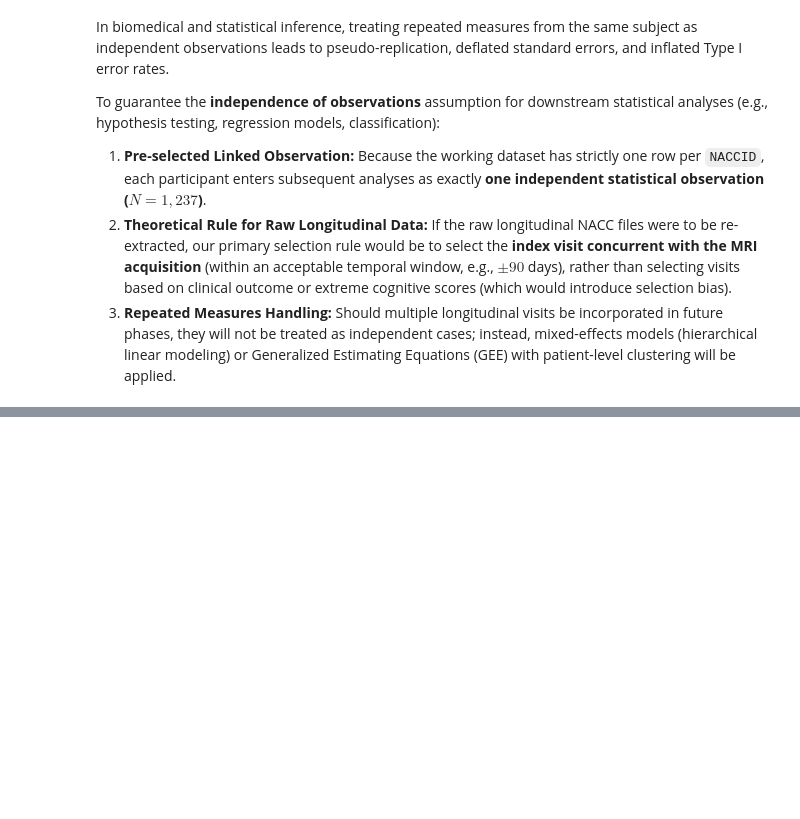
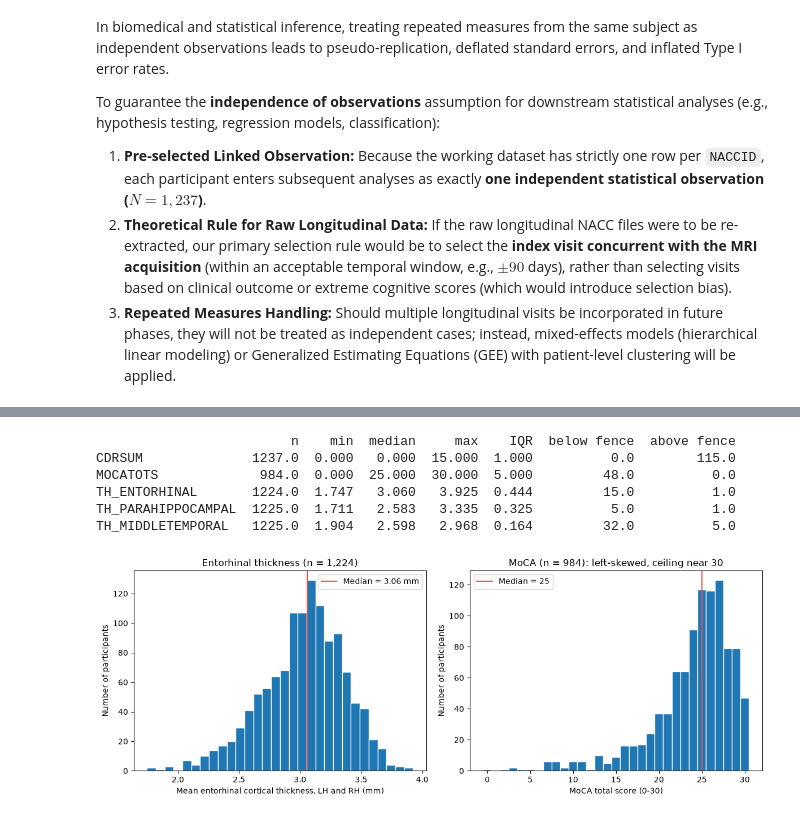
Before and after one commit to parniaaa2006/nacc-project, a Jupyter notebook: notebooks/uds_exploration.ipynb, the cells around one changed output, grey strips where cells are left out. Cells and saved outputs as stored; diff of their text form; code cells hidden in the pictures; blank space fills up the shorter version.

```diff
--- a/notebooks/uds_exploration.ipynb
+++ b/notebooks/uds_exploration.ipynb
@@ -1064,0 +1632,29 @@ A one-to-one inner join on `NACCID` therefore produced a final linked sample of
+# %%
+def tukey(s):
+    s = s.dropna(); q1, q3 = s.quantile([0.25, 0.75]); iqr = q3 - q1
+    lo, hi = q1 - 1.5 * iqr, q3 + 1.5 * iqr
+    return {"n": len(s), "min": s.min(), "median": s.median(), "max": s.max(), "IQR": iqr,
+            "below fence": int((s < lo).sum()), "above fence": int((s > hi).sum())}
+print(pd.DataFrame({v: tukey(df[v]) for v in ["CDRSUM", "MOCATOTS", "TH_ENTORHINAL", "TH_PARAHIPPOCAMPAL", "TH_MIDDLETEMPORAL"]}).T.round(3).to_string())
+
+# ---- Figure 6: distribution of one quantitative MRI variable and one cognitive score ----
+fig, axes = plt.subplots(1, 2, figsize=(12, 4.5))
+s = df["TH_ENTORHINAL"].dropna()
+axes[0].hist(s, bins=30, color=BLUE, edgecolor="white")
+axes[0].axvline(s.median(), color=ORANGE, label=f"Median = {s.median():.2f} mm"); axes[0].legend()
+axes[0].set_xlabel("Mean entorhinal cortical thickness, LH and RH (mm)"); axes[0].set_ylabel("Number of participants")
+axes[0].set_title(f"Entorhinal thickness (n = {len(s):,})")
+m = df["MOCATOTS"].dropna()
+axes[1].hist(m, bins=np.arange(-0.5, 31.5, 1), color=BLUE, edgecolor="white")
+axes[1].axvline(m.median(), color=ORANGE, label=f"Median = {m.median():.0f}"); axes[1].legend()
+axes[1].set_xlabel("MoCA total score (0-30)"); axes[1].set_ylabel("Number of participants")
+axes[1].set_title(f"MoCA (n = {len(m):,}): left-skewed, ceiling near 30")
+plt.tight_layout(); plt.savefig(FIG / "fig6_distributions_entorhinal_moca.png", dpi=200); plt.show()
+# %% [output]
+                         n    min  median     max    IQR  below fence  above fence
+CDRSUM              1237.0  0.000   0.000  15.000  1.000          0.0        115.0
+MOCATOTS             984.0  0.000  25.000  30.000  5.000         48.0          0.0
+TH_ENTORHINAL       1224.0  1.747   3.060   3.925  0.444         15.0          1.0
+TH_PARAHIPPOCAMPAL  1225.0  1.711   2.583   3.335  0.325          5.0          1.0
+TH_MIDDLETEMPORAL   1225.0  1.904   2.598   2.968  0.164         32.0          5.0
+[figure, added]
```
Also changed, not shown: parts of 66 cells of this notebook, 8 other files.
